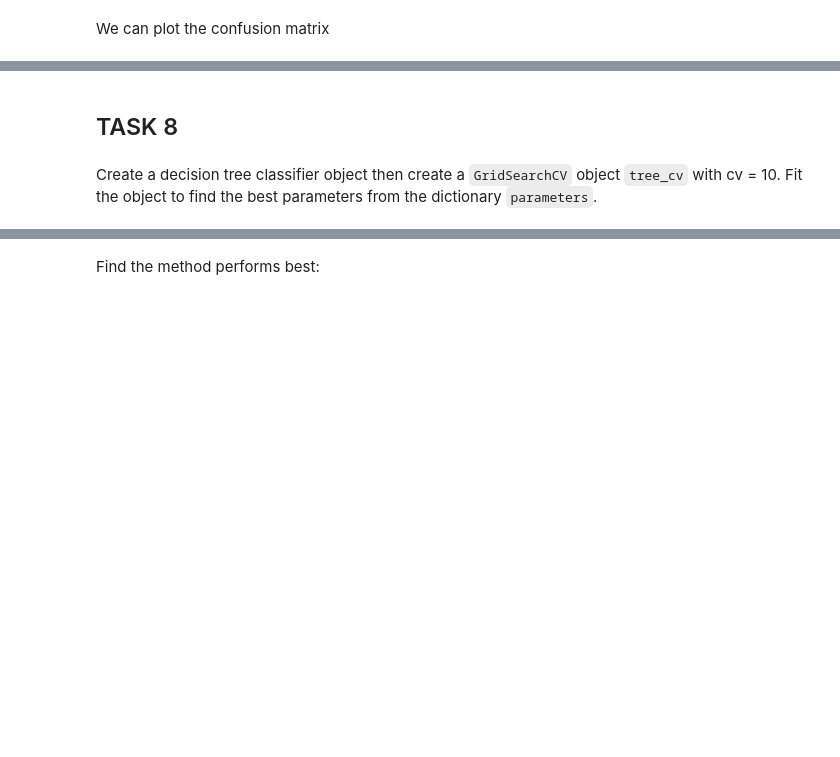
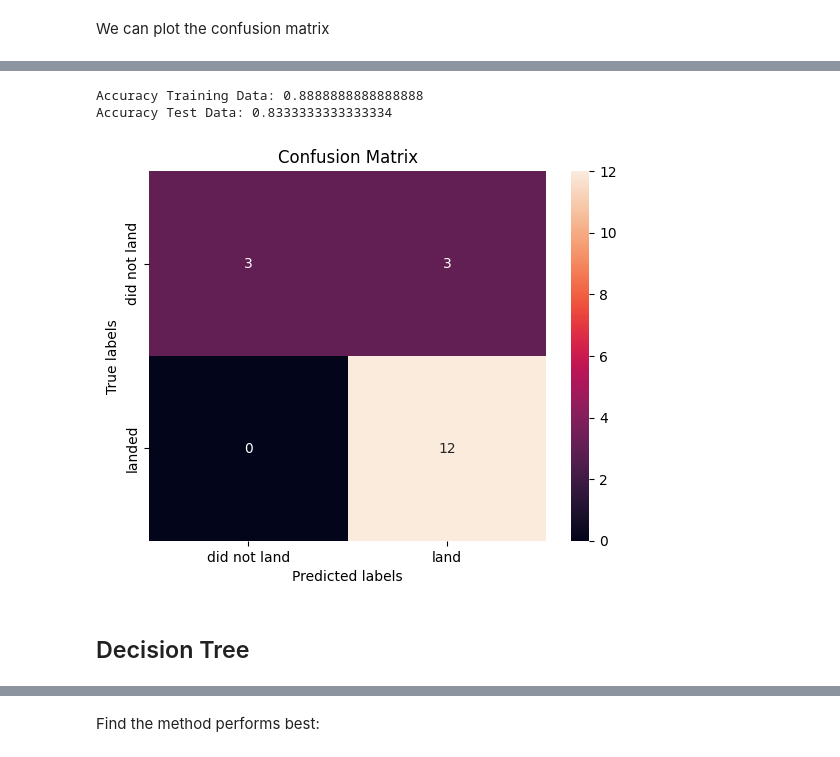
Before and after one commit to mrwoodzi/Data_Science_Certs_Progress, a Jupyter notebook: IBM_Data_Science_Professional_Cert/data_science_capstone_project/week_4/spx_mlp.ipynb, the cells around one changed output, grey strips where cells are left out. Cells and saved outputs as stored; diff of their text form; code cells hidden in the pictures; blank space fills up the shorter version.

```diff
--- a/IBM_Data_Science_Professional_Cert/data_science_capstone_project/week_4/spx_mlp.ipynb
+++ b/IBM_Data_Science_Professional_Cert/data_science_capstone_project/week_4/spx_mlp.ipynb
@@ -241,5 +246,12 @@ Create a support vector machine object then  create a  <code>GridSearchCV</code>
 # %%
-parameters = {'kernel':('linear', 'rbf','poly','rbf', 'sigmoid'),
-              'C': np.logspace(-3, 3, 5),
-              'gamma':np.logspace(-3, 3, 5)}
+# Creating SVM object
+parameters_svm = {
+                  'kernel':('linear', 'rbf','poly','rbf', 'sigmoid'),
+                  'C': np.logspace(-3, 3, 5),
+                  'gamma':np.logspace(-3, 3, 5)
+                  }
 svm = SVC()
+
+# Create SVM object with grid search and fit it to the training data
+svm_cv = GridSearchCV(svm, parameters_svm, cv=10)
+svm_cv.fit(X_train, Y_train)
@@ -258,5 +284,33 @@ plot_confusion_matrix(Y_test,yhat)
-# %% [markdown]
-## TASK  8
-# %% [markdown]
-Create a decision tree classifier object then  create a  <code>GridSearchCV</code> object  <code>tree_cv</code> with cv = 10.  Fit the object to find the best parameters from the dictionary <code>parameters</code>.
+# %%
+# Extract the best parameters from the grid search
+best_params = svm_cv.best_params_
+
+# Create a new SVM model with the best parameters
+best_svm = SVC(
+               C=best_params['C'],
+               gamma=best_params['gamma'],
+               kernel=best_params['kernel']
+               )
+
+# Fit the model on the training data
+best_svm.fit(X_train, Y_train)
+
+# Evaluate the model on the training data
+train_accuracy = best_svm.score(X_train, Y_train)
+print("Accuracy Training Data:", train_accuracy)
+
+# Evaluate the model on the test data
+test_accuracy = best_svm.score(X_test, Y_test)
+print("Accuracy Test Data:", test_accuracy)
+# %% [output]
+Accuracy Training Data: 0.8888888888888888
+Accuracy Test Data: 0.8333333333333334
+# %%
+# Plot the new confustion Matrix with better Params
+yhat=best_svm.predict(X_test)
+plot_confusion_matrix(Y_test,yhat)
+# %% [output]
+[figure, added]
+# %% [markdown]
+## Decision Tree
 # %%
```
Also changed, not shown: parts of 48 cells of this notebook, 1 other file.
